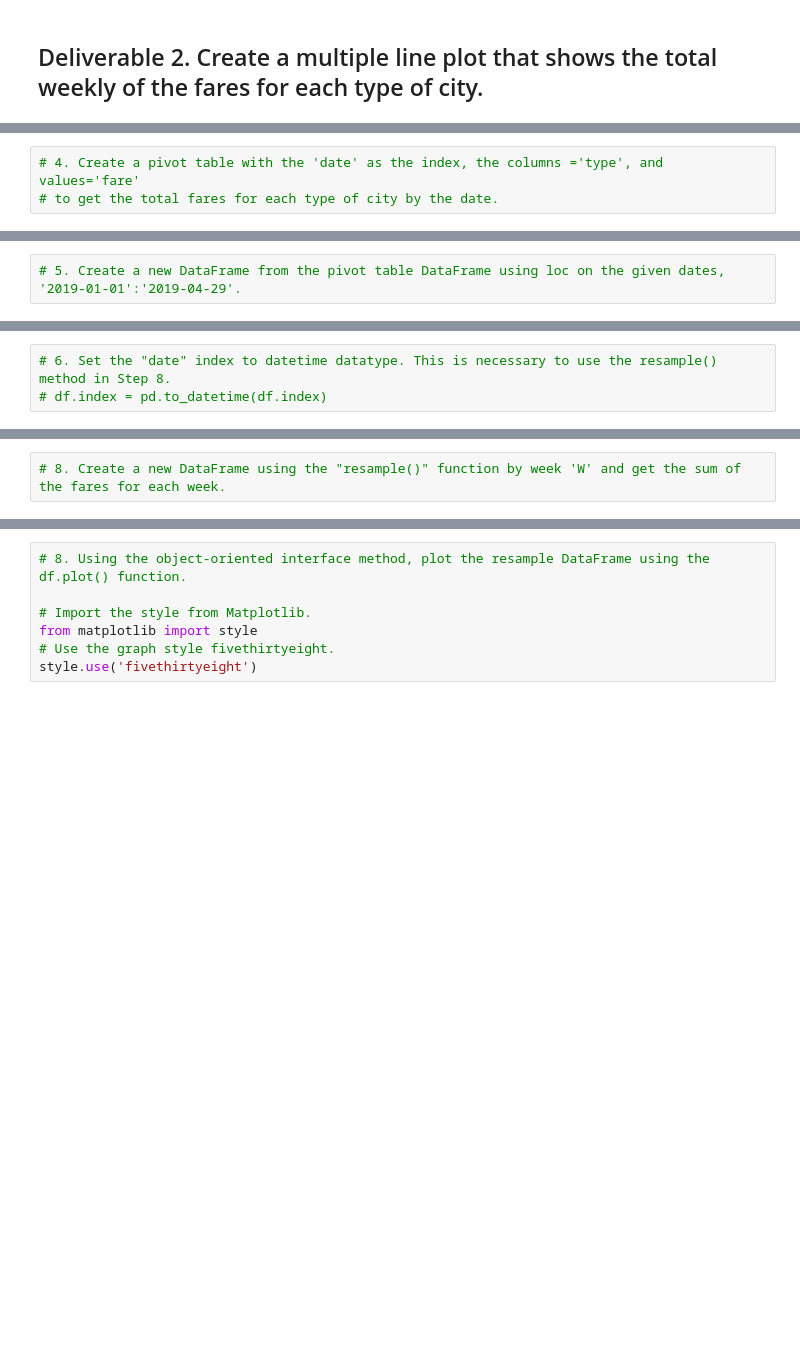
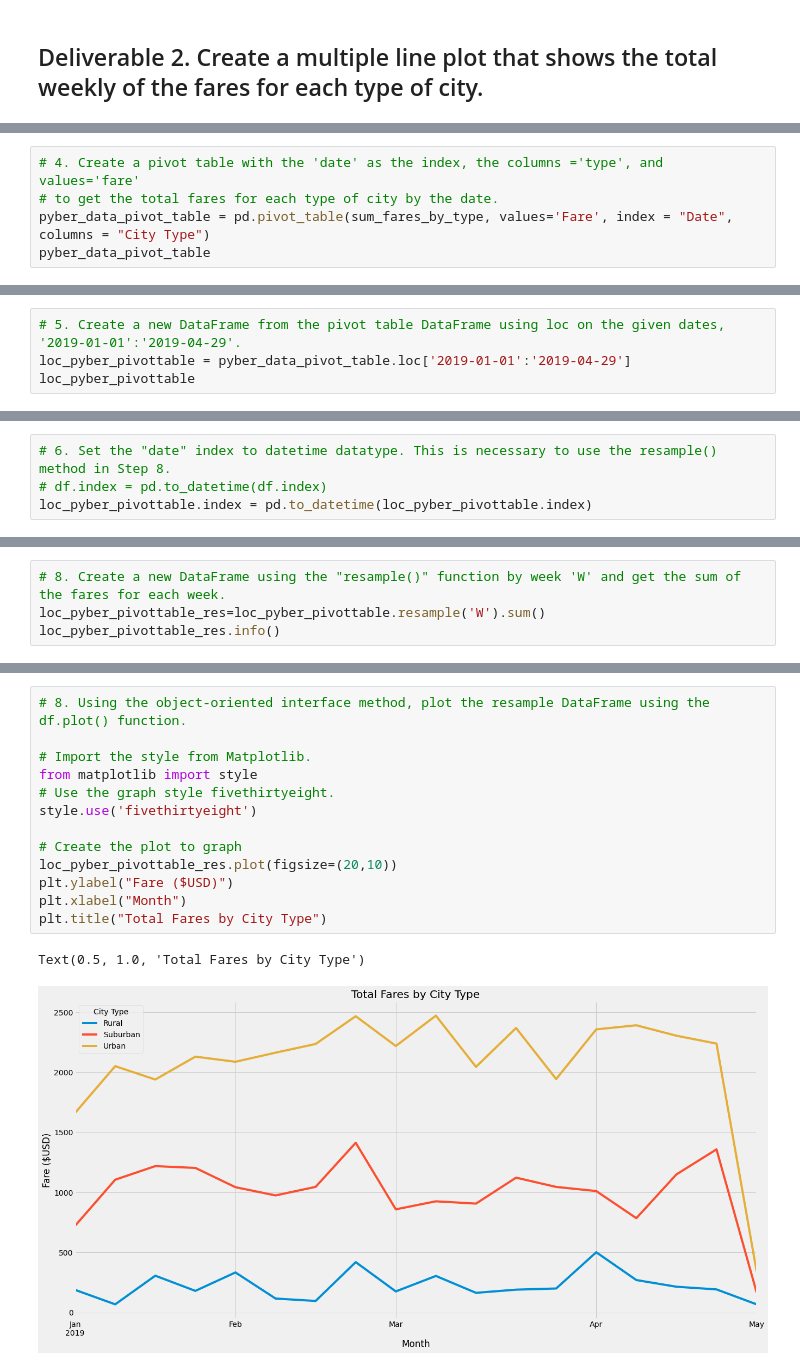
Before and after one commit to davidatoms/PyBer_Analysis, a Jupyter notebook: PyBer_Challenge_starter_code.ipynb, the cells around one changed output, grey strips where cells are left out. Saved outputs shown, nothing was run; the diff lists cells and outputs as text; blank space fills up the shorter version.

```diff
--- a/PyBer_Challenge_starter_code.ipynb
+++ b/PyBer_Challenge_starter_code.ipynb
@@ -287,3 +435,5 @@ pyber_summary_df.index.name = None
 # %%
 # 4. Create a pivot table with the 'date' as the index, the columns ='type', and values='fare'
 # to get the total fares for each type of city by the date.
+pyber_data_pivot_table = pd.pivot_table(sum_fares_by_type, values='Fare', index = "Date", columns = "City Type")
+pyber_data_pivot_table
@@ -290,2 +455,4 @@ pyber_summary_df.index.name = None
 # %%
 # 5. Create a new DataFrame from the pivot table DataFrame using loc on the given dates, '2019-01-01':'2019-04-29'.
+loc_pyber_pivottable = pyber_data_pivot_table.loc['2019-01-01':'2019-04-29']
+loc_pyber_pivottable
@@ -292,5 +474,6 @@ pyber_summary_df.index.name = None
 # %%
 # 6. Set the "date" index to datetime datatype. This is necessary to use the resample() method in Step 8.
 # df.index = pd.to_datetime(df.index)
+loc_pyber_pivottable.index = pd.to_datetime(loc_pyber_pivottable.index)
 # %%
 # 7. Check that the datatype for the index is datetime using df.info()
@@ -297,2 +492,4 @@ pyber_summary_df.index.name = None
 # %%
 # 8. Create a new DataFrame using the "resample()" function by week 'W' and get the sum of the fares for each week.
+loc_pyber_pivottable_res=loc_pyber_pivottable.resample('W').sum()
+loc_pyber_pivottable_res.info()
@@ -299,7 +519,16 @@ pyber_summary_df.index.name = None
 # %%
 # 8. Using the object-oriented interface method, plot the resample DataFrame using the df.plot() function.
 
 # Import the style from Matplotlib.
 from matplotlib import style
 # Use the graph style fivethirtyeight.
 style.use('fivethirtyeight')
+
+# Create the plot to graph
+loc_pyber_pivottable_res.plot(figsize=(20,10))
+plt.ylabel("Fare ($USD)")
+plt.xlabel("Month")
+plt.title("Total Fares by City Type")
+# %% [output]
+Text(0.5, 1.0, 'Total Fares by City Type')
+[figure, added]
```
Also changed, not shown: parts of 56 cells of this notebook.
